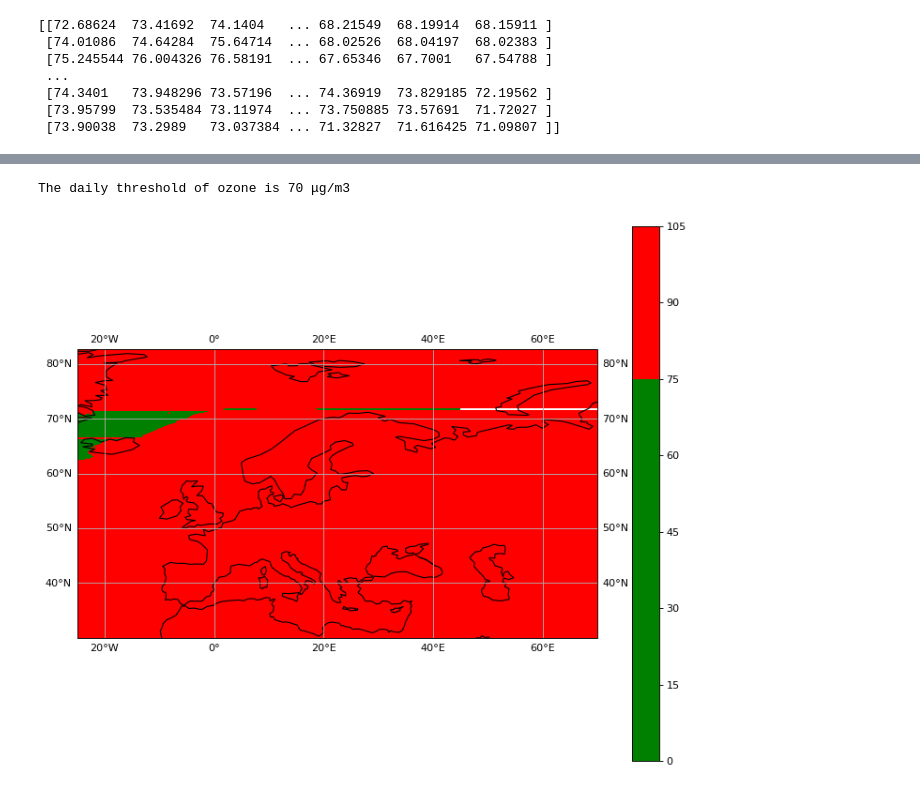
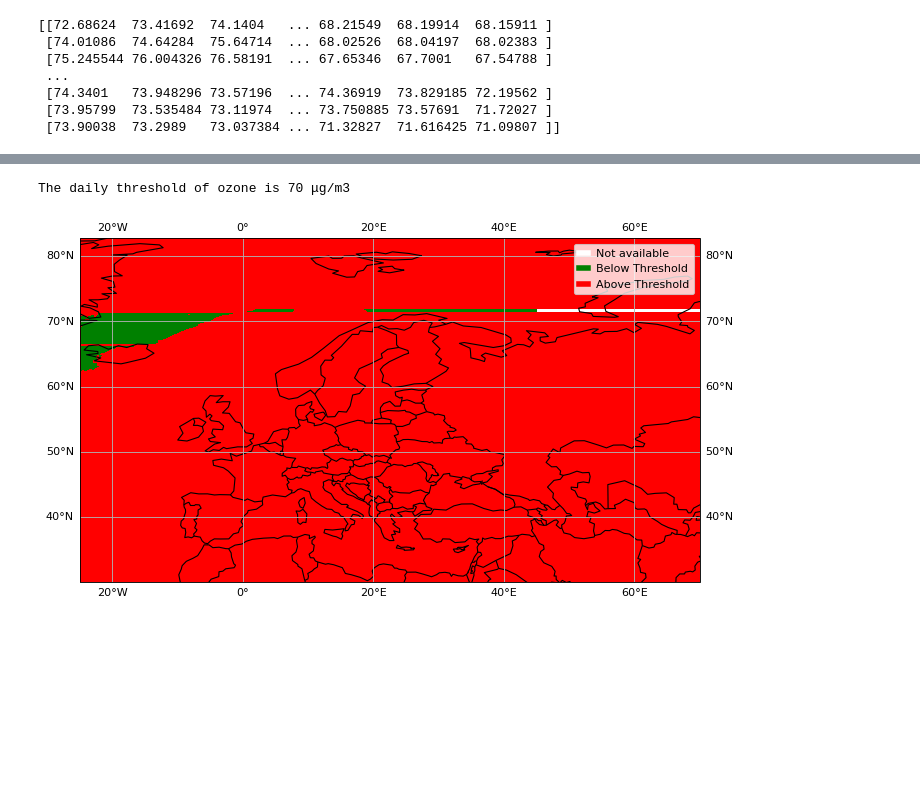
Before and after one commit to Yunshasha/GISMaster, a Jupyter notebook: code/demo/test.ipynb, the cells around one changed output, grey strips where cells are left out. Saved outputs shown, nothing was run; the diff lists cells and outputs as text; code cells hidden in the pictures; blank space fills up the shorter version.

```diff
--- a/code/demo/test.ipynb
+++ b/code/demo/test.ipynb
@@ -60,34 +70,54 @@ GoodColor = 'green'
 BadColor = 'red'
 d_timescale = 'Daily'
 
 cmap = DIYColorMap.ColorMap_Color(GoodColor=GoodColor,BadColor=BadColor)
 bounds = DIYColorMap.ColorMap_Threshold(ds_variable=ds_variable,d_timescale=d_timescale)
 norm = DIYColorMap.ColorMap_Norm(d_bounds=bounds,d_cmap=cmap)
 threshold = bounds[1]
 
 print("The daily threshold of " + ds_variable + " is " + str(threshold) + " μg/m3")
 
 plt.figure(figsize=(10, 10), dpi=80)
 ax = plt.axes(projection=ccrs.PlateCarree())
 
 img = plt.contourf(longitude, latitude, mean_data, cmap=cmap, norm=norm,
              transform=ccrs.PlateCarree())
 
-# # Colorbar
-
+# # Colorbar (Not possible to force equally divide the colorbar, for example, 0-70 with the same height as 70-100 in colorbar)
 # plt.colorbar(img, cmap=cmap, norm=norm, boundaries=bounds, ticks=[0, threshold, 100])
 
+# # Eliminate the overlapping between colorbar and output plot
 # plt.colorbar(img,fraction=0.046, pad=0.06)
 
-# Legends
+# # Legends
+# # From https://matplotlib.org/stable/gallery/text_labels_and_annotations/custom_legends.html
 
+# Option 1: Below use marks (Not good result hence abandoned)
 
+# legend_elements = [
+#                     Line2D([0], [0], marker='o', color='w', label='Below Threshold', markerfacecolor=GoodColor, markersize=5),
+#                     Line2D([0], [0], marker='o', color='w', label='Above Threshold', markerfacecolor=BadColor, markersize=5)
+#                           ]
+
+# Option 2: Use line and set linewidth and linelength
+
+legend_elements = [ Line2D([0], [0], color='w', label='Not available', linewidth=5),
+                    Line2D([0], [0], color=GoodColor, label='Below Threshold', linewidth=5),
+                    Line2D([0], [0], color=BadColor, label='Above Threshold', linewidth=5)
+                          ]
+
+ax.legend(handles=legend_elements,handlelength=0.8)
 
 ax.set_extent([70,-25,30,80])
 ax.coastlines()
+ax.add_feature(cfeature.BORDERS)
+
+# # Below use colored world basemap, but the result colormap will completely overwrite the basemap.
+# ax.stock_img()
+
 ax.gridlines(draw_labels=True)
 
 plt.show()
 # %% [output]
 The daily threshold of ozone is 70 μg/m3
-[figure, old version]
+[figure, new version]
```
Also changed, not shown: parts of 4 cells of this notebook.
